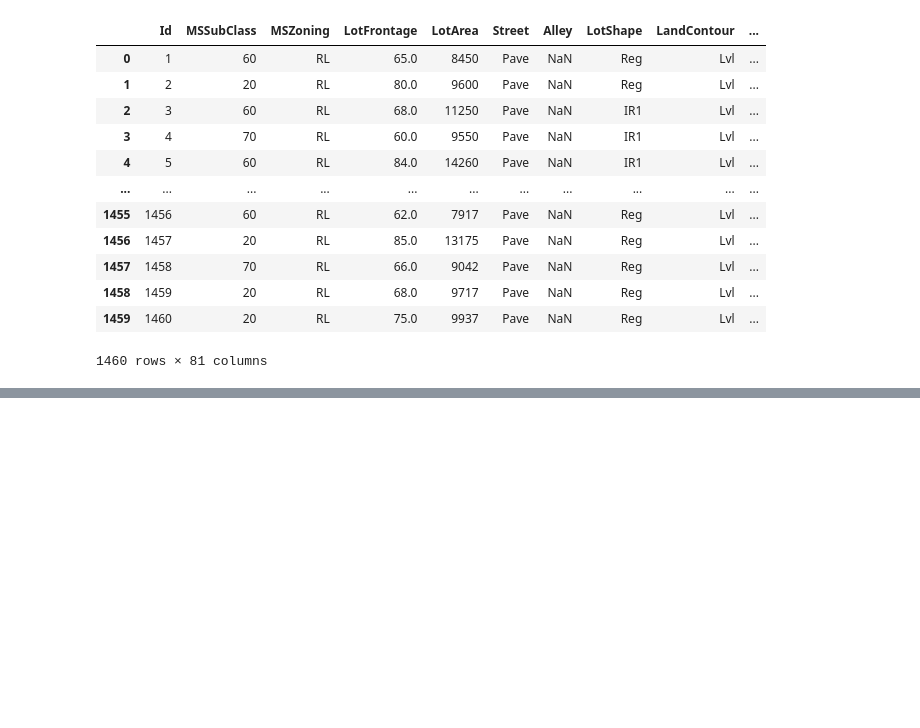
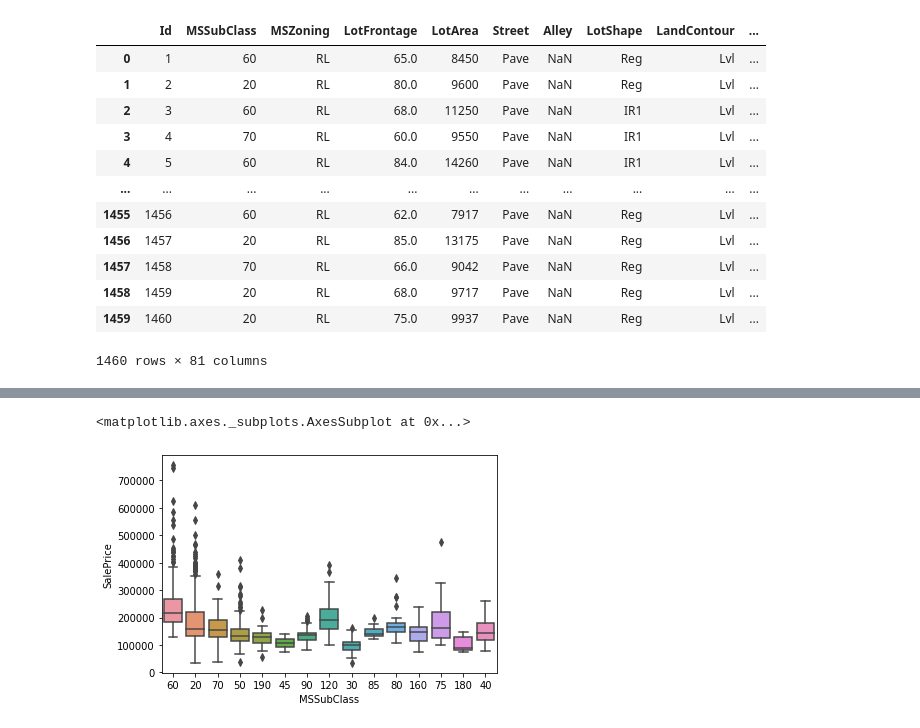
Before and after one commit to csLee94/project_notebook, a Jupyter notebook: Cometo_worksheet.ipynb, the cells around one changed output, grey strips where cells are left out. Cells and saved outputs as stored; diff of their text form; code cells hidden in the pictures; blank space fills up the shorter version.

```diff
--- a/Cometo_worksheet.ipynb
+++ b/Cometo_worksheet.ipynb
@@ -29,0 +285,5 @@ df
+# %%
+sns.boxplot(data=dfLot, x="MSSubClass", y="SalePrice")
+# %% [output]
+<matplotlib.axes._subplots.AxesSubplot at 0x...>
+[figure, added]
```
Also changed, not shown: parts of 26 cells of this notebook.
